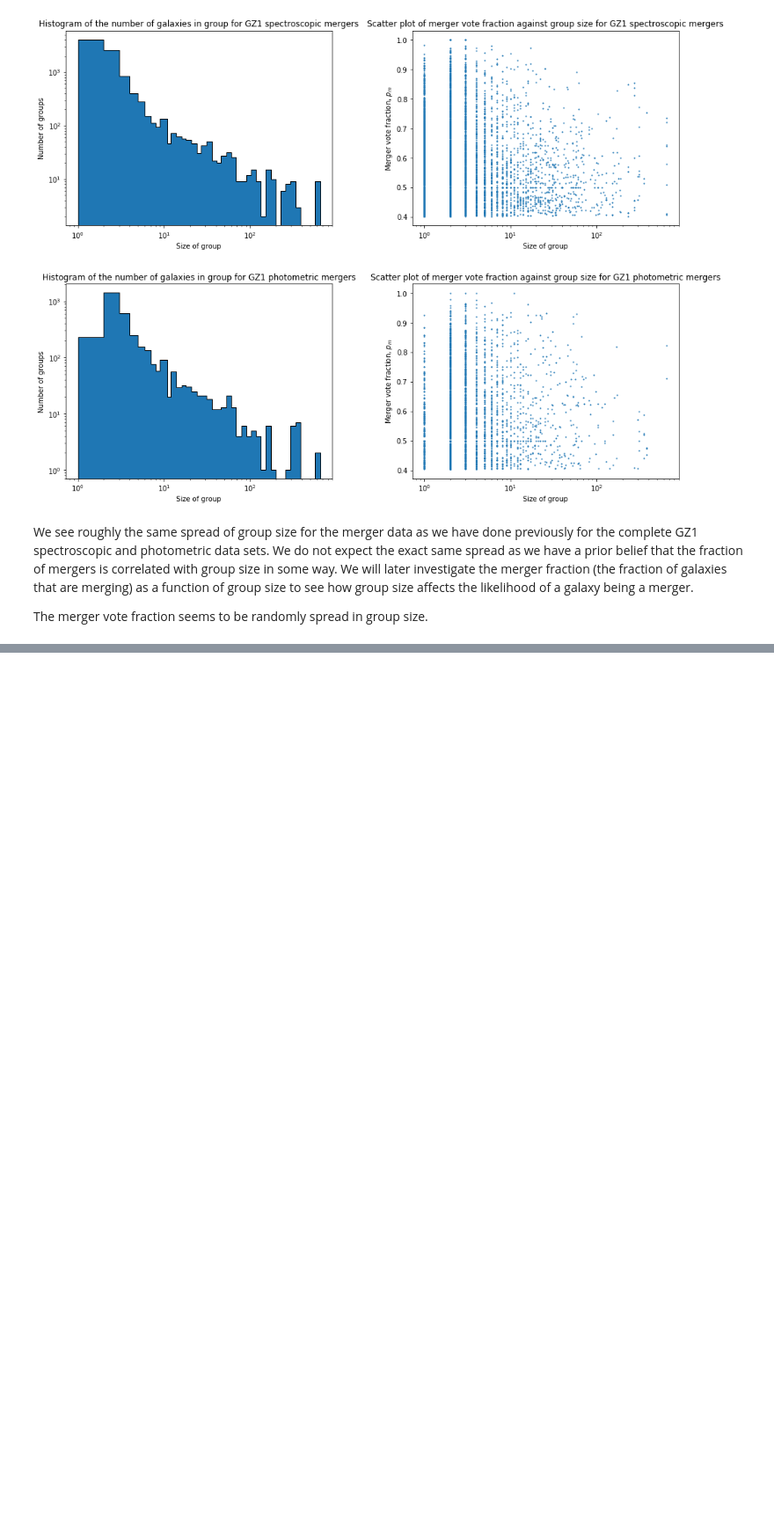
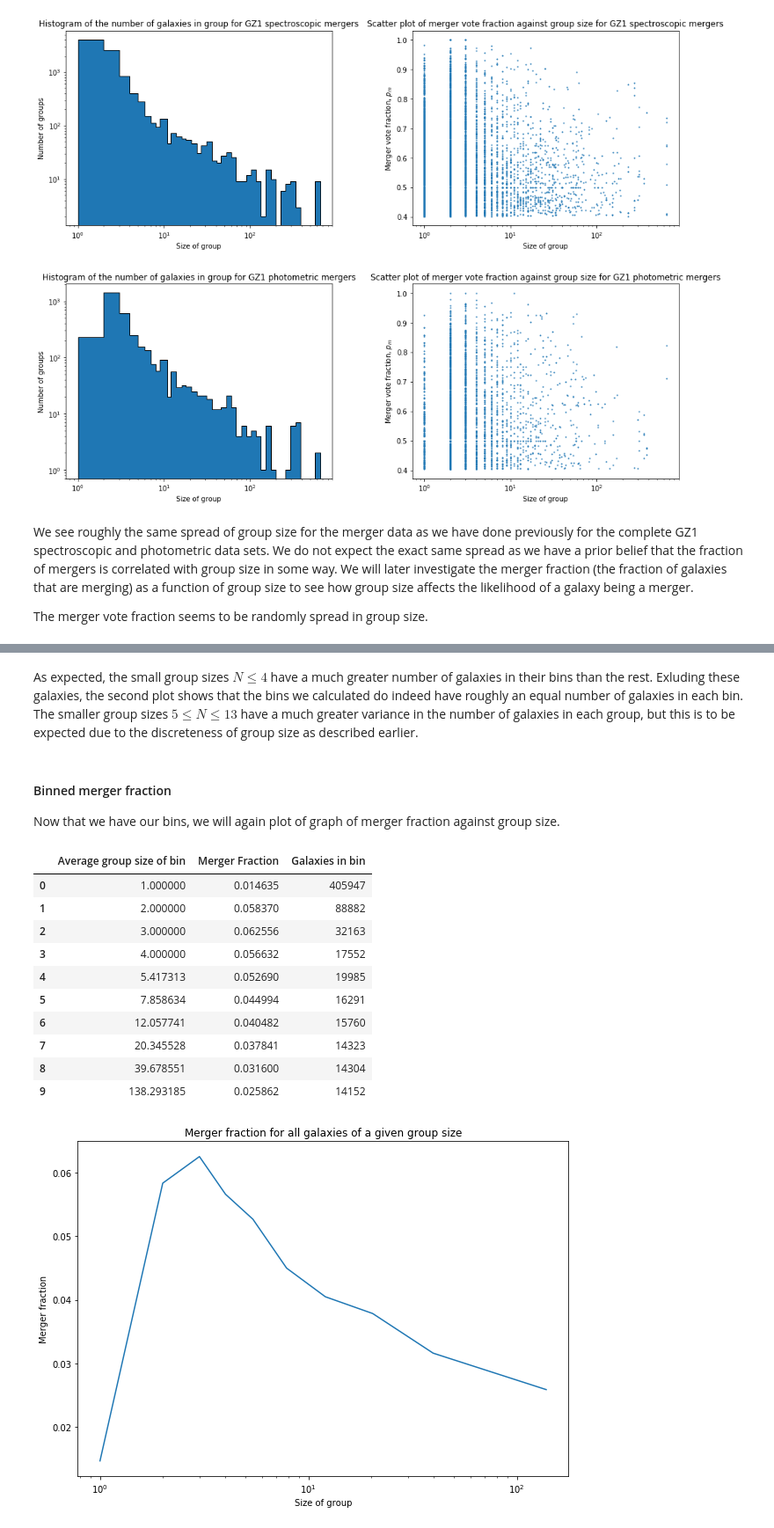
Before and after one commit to tplews98/MPhys_Project, a Jupyter notebook: MT_Week6_Groups.ipynb, the cells around one changed output, grey strips where cells are left out. Shown at 88% size. Cells and saved outputs as stored; diff of their text form; code cells hidden in the pictures; blank space fills up the shorter version.

```diff
--- a/MT_Week6_Groups.ipynb
+++ b/MT_Week6_Groups.ipynb
@@ -424,0 +577,55 @@ all_data_pandas[all_data_pandas["Merger_classifications"] == 2]
+# %% [markdown]
+As expected, the small group sizes $N \leq 4$ have a much greater number of galaxies in their bins than the rest. Exluding these galaxies, the second plot shows that the bins we calculated do indeed have roughly an equal number of galaxies in each bin. The smaller group sizes $5 \leq N \leq 13$ have a much greater variance in the number of galaxies in each group, but this is to be expected due to the discreteness of group size as described earlier.
+# %% [markdown]
+#### Binned merger fraction
+Now that we have our bins, we will again plot of graph of merger fraction against group size.
+# %%
+# Define a function that given some data, will return the merger fraction against redshift
+def merger_fraction_binning(data, group_size_bins):
+    """Takes data, picks out mergers, returns an array of merger fraction against
+    group size and the centres of each redshift bin for plotting"""
+
+    # Bin data by group size, with the bin sizes specified
+    allbinned, bin_edges = np.histogram(data["group_size"], bins=group_size_bins)
+    mergersbinned, bin_edges = np.histogram(data[data["Merger_classifications"] > 0]["group_size"], bins=group_size_bins)
+
+    # Calculate the centre of the bins for plotting data
+    bin_centres=[]
+    for i in range(len(bin_edges) - 1):
+        bin_centres.append(data[(data["group_size"] >= bin_edges[i]) & (data["group_size"] < bin_edges[i + 1])]["group_size"].mean())
+    # bin_centres = bin_edges[:-1]
+
+    allbinned = allbinned.astype(float)
+    mergersbinned = mergersbinned.astype(float)
+
+    # Find merger fraction
+    merger_fraction_group = mergersbinned / allbinned
+
+    return merger_fraction_group, bin_centres, allbinned.astype(int)
+
+merger_fraction_groups, group_size_bin_centres, galaxies_in_bin = merger_fraction_binning(all_data, equal_log_bins_with_small)
+
+merger_fraction_groups_info = list(zip(group_size_bin_centres, merger_fraction_groups, galaxies_in_bin))
+display(pd.DataFrame(merger_fraction_groups_info, columns=["Average group size of bin", "Merger Fraction", "Galaxies in bin"]))
+
+# Plot a scatter plot of group completeness for all groups in GZ2
+plt.figure(figsize=(10,7))
+plt.plot(group_size_bin_centres, merger_fraction_groups)
+plt.xscale("log")
+plt.xlabel("Size of group")
+plt.ylabel("Merger fraction")
+plt.title("Merger fraction for all galaxies of a given group size")
+plt.show()
+# %% [output]
+|  | Average group size of bin | Merger Fraction | Galaxies in bin |
+| 0 | 1.000000 | 0.014635 | 405947 |
+| 1 | 2.000000 | 0.058370 | 88882 |
+| 2 | 3.000000 | 0.062556 | 32163 |
+| 3 | 4.000000 | 0.056632 | 17552 |
+| 4 | 5.417313 | 0.052690 | 19985 |
+| 5 | 7.858634 | 0.044994 | 16291 |
+| 6 | 12.057741 | 0.040482 | 15760 |
+| 7 | 20.345528 | 0.037841 | 14323 |
+| 8 | 39.678551 | 0.031600 | 14304 |
+| 9 | 138.293185 | 0.025862 | 14152 |
+[figure, added]
```
Also changed, not shown: parts of 23 cells of this notebook.
